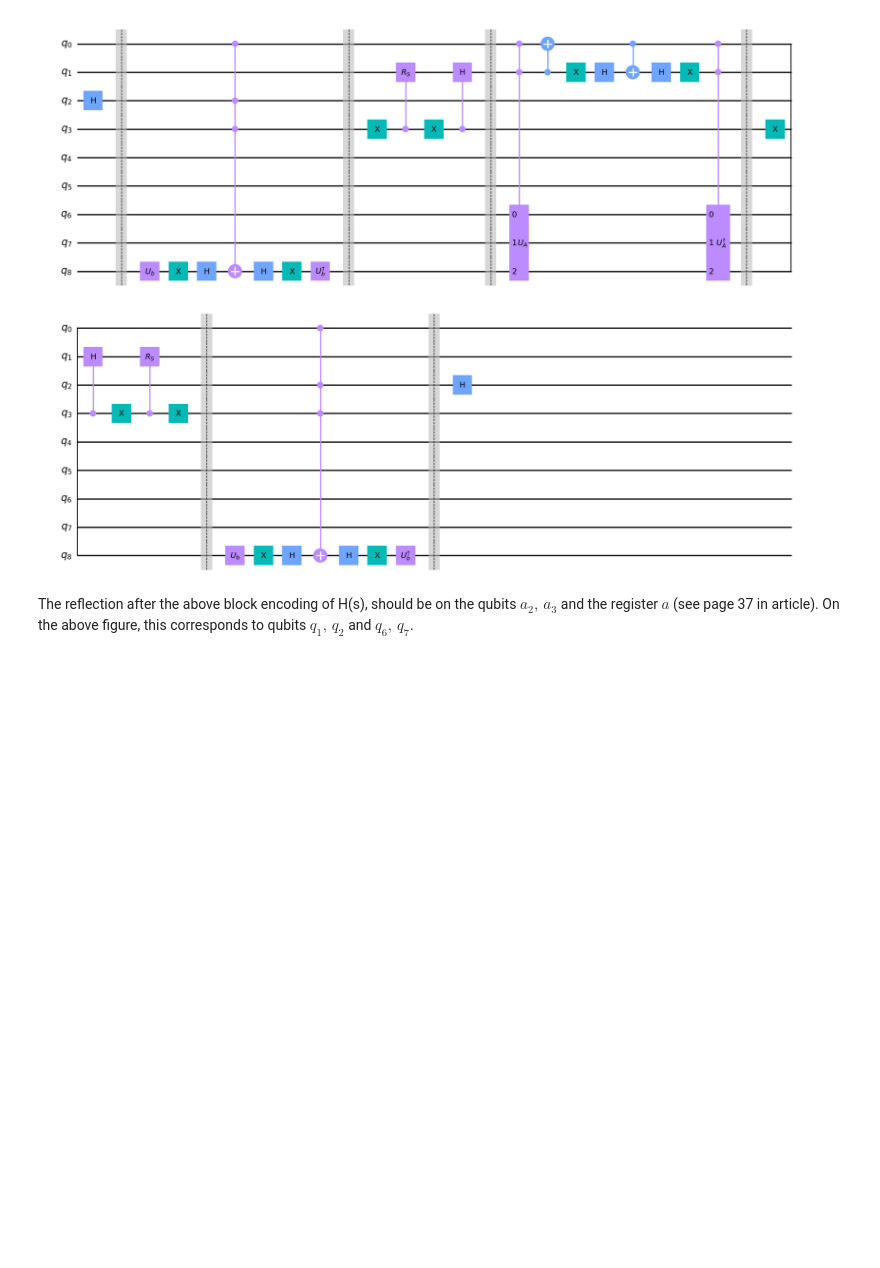
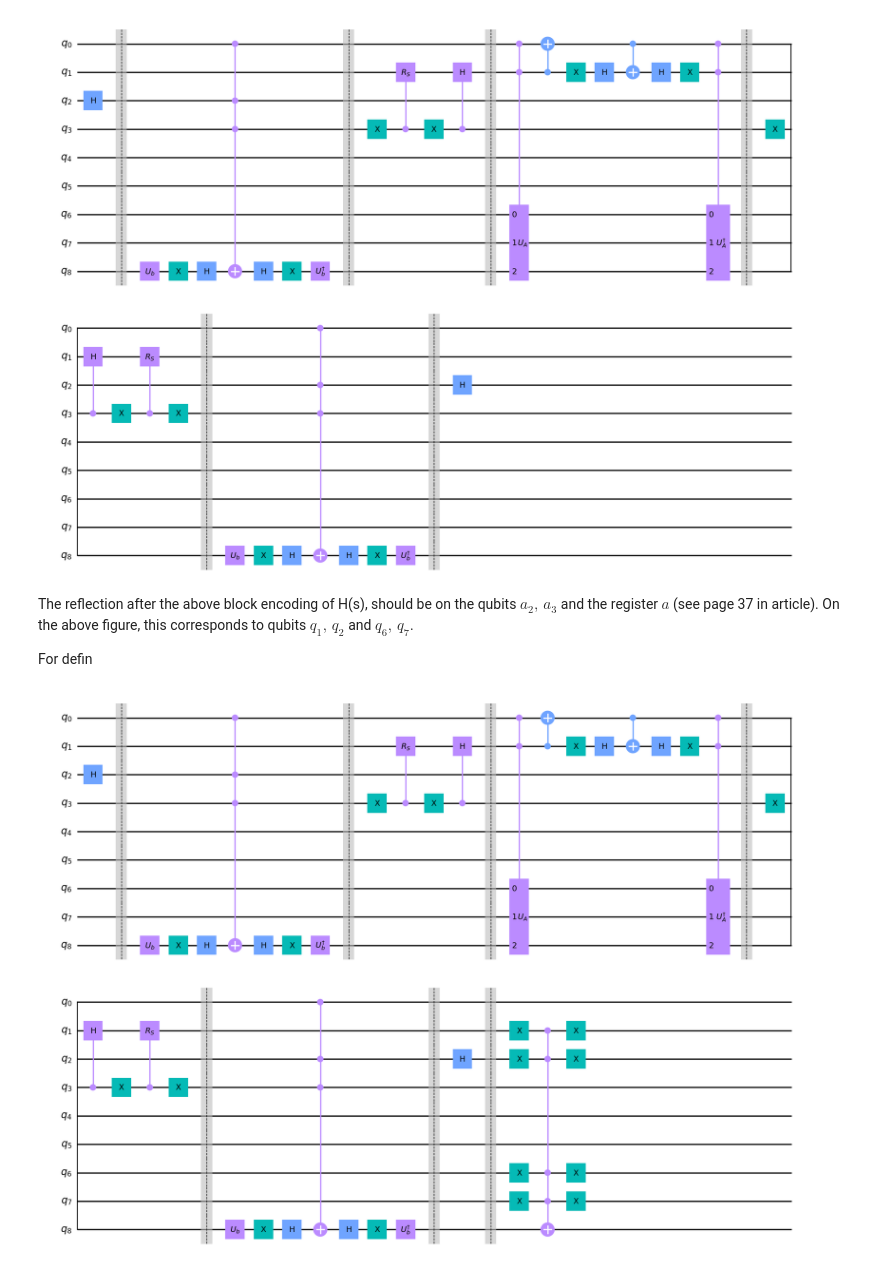
Before and after one commit to seba2390/BlockEncoding, a Jupyter notebook: main.ipynb, the cells around one changed output. Saved outputs shown, nothing was run; the diff lists cells and outputs as text; code cells hidden in the pictures; blank space fills up the shorter version.

```diff
--- a/main.ipynb
+++ b/main.ipynb
@@ -528,3 +528,76 @@ circ.draw('mpl')
 [figure]
 # %% [markdown]
 The reflection after the above block encoding of H(s), should be on the qubits $a_2,\, a_3$ and the register $a$ (see page 37 in article). On the above figure, this corresponds to qubits $q_1,\,q_2$ and $q_6,\, q_7$.
+
+For defin
+# %%
+# Creating circuit
+circ = QuantumCircuit(9)
+circ.h(qubit=2)
+circ.barrier()
+
+circ.append(UnitaryGate(data=U_b.data,label=r'$U_b$'),qargs=[8])
+circ.x(qubit=8) # For negative control (empty dot in circuit notation)
+
+# Equivalent to multi-qubit controlled z gate.
+circ.h(qubit=8)
+circ.mct(control_qubits=[0,2,3],target_qubit=8) # Note that which is control and which is target doesn't matter for controlled-Z (symmetric matrix).
+circ.h(qubit=8)
+
+circ.x(qubit=8) # For negative control (empty dot in circuit notation)
+circ.append(UnitaryGate(data=U_b_dagger.data,label=r'$U_b^{\dagger}$'),qargs=[8])
+circ.barrier()
+
+circ.x(qubit=3) # For negative control (empty dot in circuit notation)
+R_s_qubit, control_qubit =1, 3
+circ.append(UnitaryGate(data=R_S.data,label=f'$R_S$').control(num_ctrl_qubits=1),qargs=[control_qubit,R_s_qubit])
+circ.x(qubit=3) # For negative control (empty dot in circuit notation)
+circ.ch(control_qubit=3,target_qubit=1)
+circ.barrier()
+
+control_qubit_1, control_qubit_2 = 0,1
+circ.append(UnitaryGate(data=U_A.data,label=r'$U_A$').control(num_ctrl_qubits=2),qargs=[control_qubit_1,control_qubit_2,6,7,8])
+circ.cx(control_qubit=1,target_qubit=0)
+circ.x(qubit=1) # For negative control (empty dot in circuit notation)
+circ.h(qubit=1)
+circ.cx(control_qubit=0,target_qubit=1)
+circ.h(qubit=1)
+circ.x(qubit=1)
+circ.append(UnitaryGate(data=U_A_dagger.data,label=r'$U_A^{\dagger}$').control(num_ctrl_qubits=2),qargs=[control_qubit_1,control_qubit_2,6,7,8])
+circ.barrier()
+
+circ.x(qubit=3) # TODO: investigate whether the \sigma_x in the figure is to be understood as a bit-flip [[0,1],[1,0]]
+
+circ.ch(control_qubit=3,target_qubit=1)
+circ.x(qubit=3)# For negative control (empty dot in circuit notation)
+R_s_qubit, control_qubit =1, 3
+circ.append(UnitaryGate(data=R_S.data,label=f'$R_S$').control(num_ctrl_qubits=1),qargs=[control_qubit,R_s_qubit])
+circ.x(qubit=3) # For negative control (empty dot in circuit notation)
+circ.barrier()
+
+circ.append(UnitaryGate(data=U_b.data,label=r'$U_b$'),qargs=[8])
+circ.x(qubit=8) # For negative control (empty dot in circuit notation)
+# Equivalent to multi-qubit controlled z gate.
+circ.h(qubit=8)
+circ.mct(control_qubits=[0,2,3],target_qubit=8) # Note that which is control and which is target doesn't matter for controlled-Z (symmetric matrix).
+circ.h(qubit=8)
+circ.x(qubit=8) # For negative control (empty dot in circuit notation)
+circ.append(UnitaryGate(data=U_b_dagger.data,label=r'$U_b^{\dagger}$'),qargs=[8])
+circ.barrier()
+circ.h(qubit=2)
+
+circ.barrier()
+circ.x(qubit=1)
+circ.x(qubit=2)
+circ.x(qubit=6)
+circ.x(qubit=7)
+
+circ.mct(control_qubits=[1,2,6,7],target_qubit=8) # Note that which is control and which is target doesn't matter for controlled-Z (symmetric matrix).
+circ.x(qubit=1)
+circ.x(qubit=2)
+circ.x(qubit=6)
+circ.x(qubit=7)
+
+circ.draw('mpl')
+# %% [output]
+[figure, added]
```
Also changed, not shown: parts of 1 cell of this notebook.
